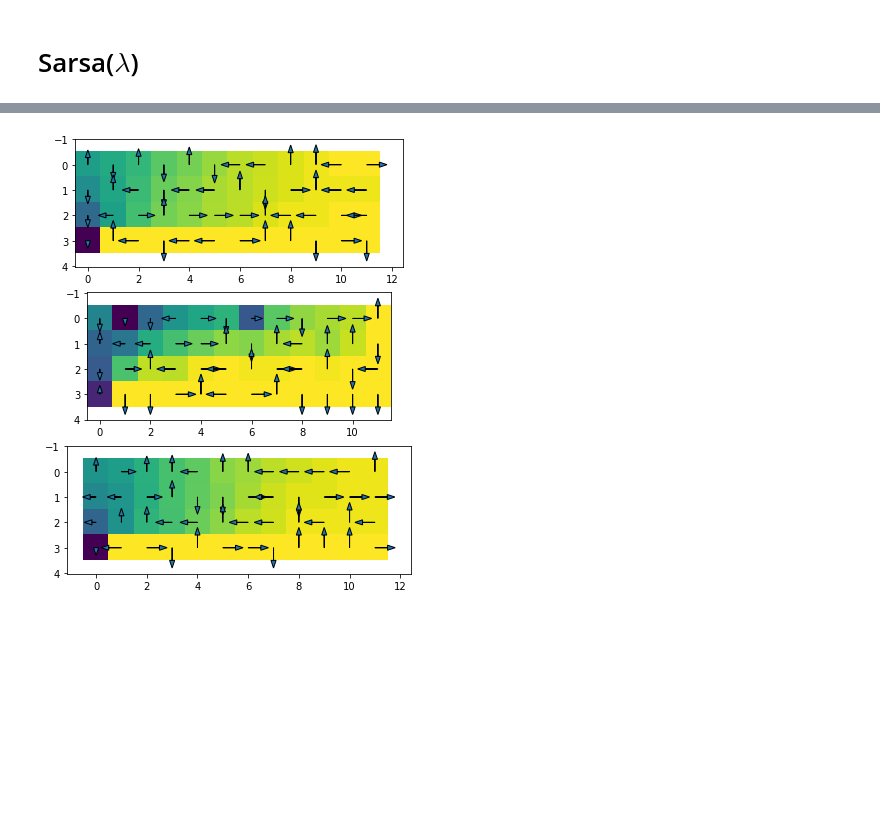
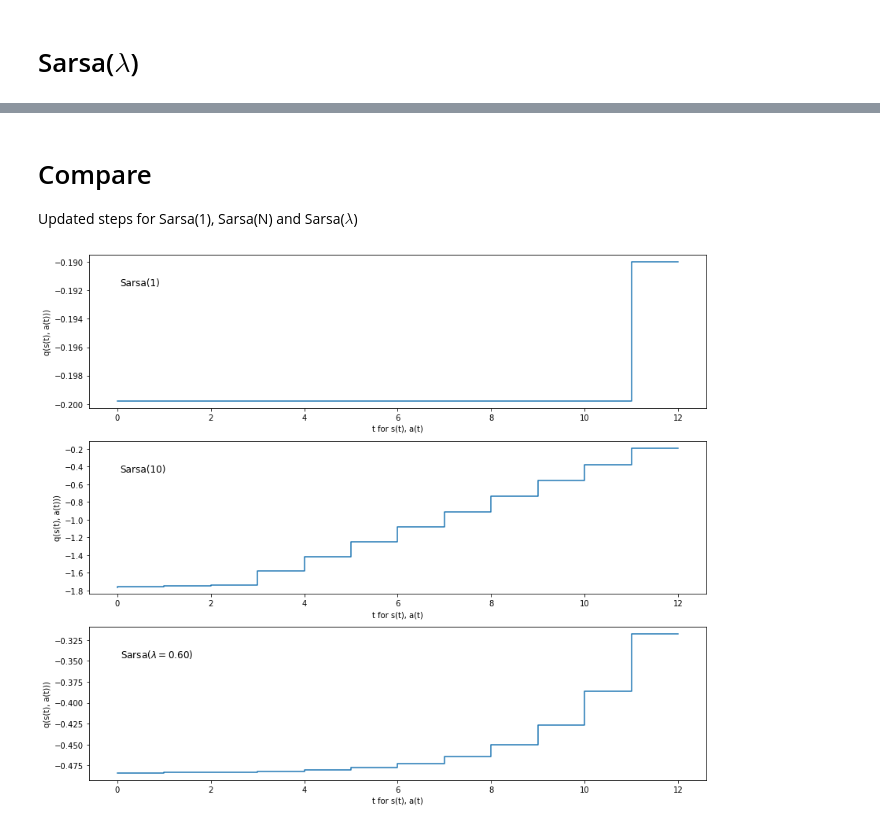
Before and after one commit to yyhhoi/RI_algorithms, a Jupyter notebook: Tabular_SARSA.ipynb, the cells around one changed output, grey strips where cells are left out. Cells and saved outputs as stored; diff of their text form; code cells hidden in the pictures; blank space fills up the shorter version.

```diff
--- a/Tabular_SARSA.ipynb
+++ b/Tabular_SARSA.ipynb
@@ -268,9 +280,66 @@ episode 4000, t=17
-# %%
-
-fig, ax = plt.subplots(3, 1, figsize=(10, 8))
-
-vis_cliff_walking(q_sarsa1, ax[0], norm=True)
-vis_cliff_walking(q_sarsa10, ax[1], norm=True)
-vis_cliff_walking(q_sarsaLamb, ax[2], norm=True)
-# %% [output]
-[figure, removed]
+# %% [markdown]
+# Compare
+
+Updated steps for Sarsa(1), Sarsa(N) and Sarsa($\lambda$)
+# %%
+# Custom policy
+policy_mat = np.random.randint(0, 4, size=obs_dim)
+s_traj = []
+a_traj = []
+policy_mat[36] = 0
+s_traj.append(36)
+a_traj.append(0)
+for i in range(24, 35):
+    policy_mat[i] = 1
+    s_traj.append(i)
+    a_traj.append(1)
+policy_mat[35] = 2
+s_traj.append(35)
+a_traj.append(2)
+# 0: Move up
+# 1: Move right
+# 2: Move down
+# 3: Move left
+# %%
+
+env = gym.make('CliffWalking-v0')
+obs_dim = 48
+act_dim = 4
+gamma = 0.98
+alpha = 0.1
+lamd = 0.6
+ag = Agent(obs_dim, act_dim, epsilon=0, policy='custom', policy_mat=policy_mat)
+
+fig, ax = plt.subplots(3, 1, figsize=(12, 10))
+
+for ai in range(3):
+    # if ai == 1:
+    #     continue
+    Niters = 2
+    ag.reset()
+    ag.qtable = np.zeros((obs_dim, act_dim))
+    q0 = np.array([ag.qtable[s, a] for s, a in zip(s_traj, a_traj)])
+
+    for ni in range(Niters):
+        if ai == 0 :
+            sarsa1(ag, env, gamma, alpha)
+        elif ai == 1:
+            sarsaN(ag, env, gamma, alpha, Nstep=10)
+        elif ai == 2:
+            sarsaLamb(ag, env, gamma, alpha, lamb=lamd)
+
+    q1 = np.array([ag.qtable[s, a] for s, a in zip(s_traj, a_traj)])
+    ax[ai].step(x=np.arange(len(s_traj)) , y=q1 - q0)
+    ax[ai].set_ylabel('q(s(t), a(t)))')
+    ax[ai].set_xlabel('t for s(t), a(t)')
+
+ax[0].annotate('Sarsa(1)', xy=(0.05, 0.8), xycoords='axes fraction', fontsize=12)
+ax[1].annotate('Sarsa(10)', xy=(0.05, 0.8), xycoords='axes fraction', fontsize=12)
+ax[2].annotate(r'Sarsa($\lambda=%0.2f$)'%(lamd), xy=(0.05, 0.8), xycoords='axes fraction', fontsize=12)
+
+
+
+
+fig.tight_layout()
+# %% [output]
+[figure, added]
```
Also changed, not shown: parts of 6 cells of this notebook.
